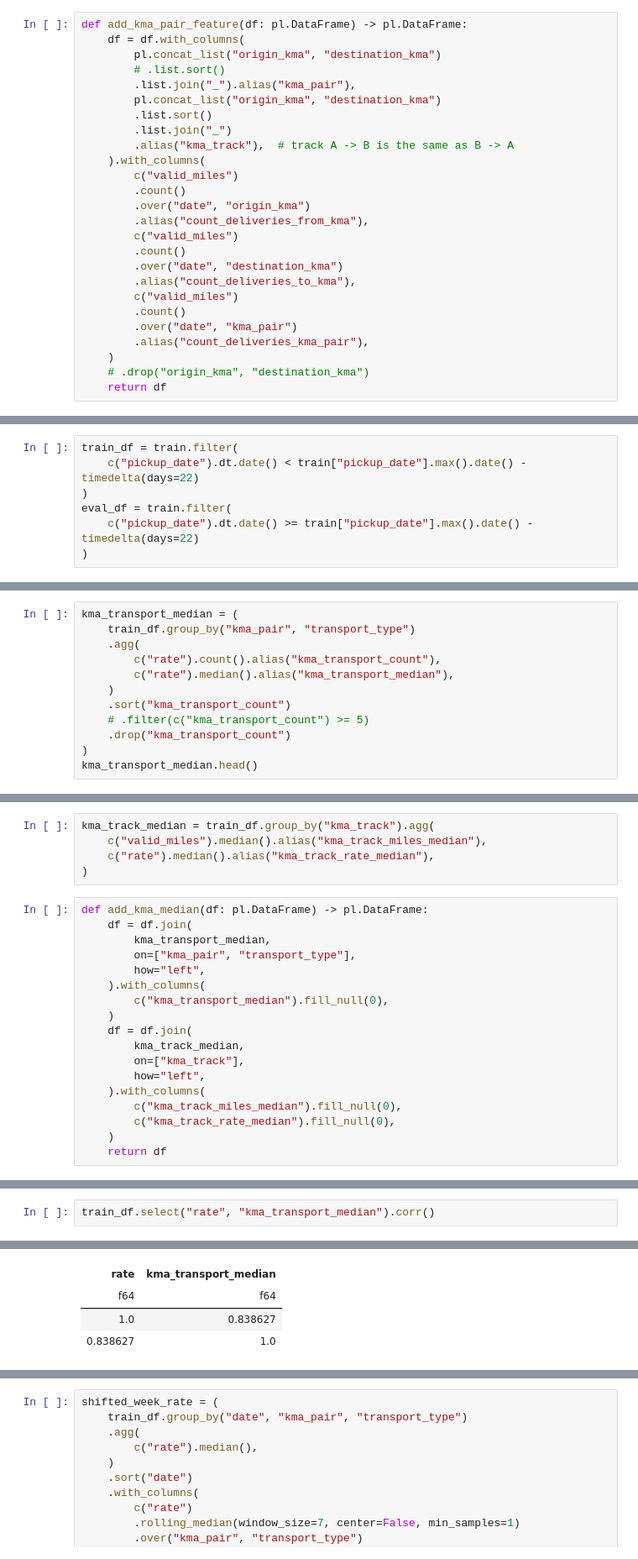
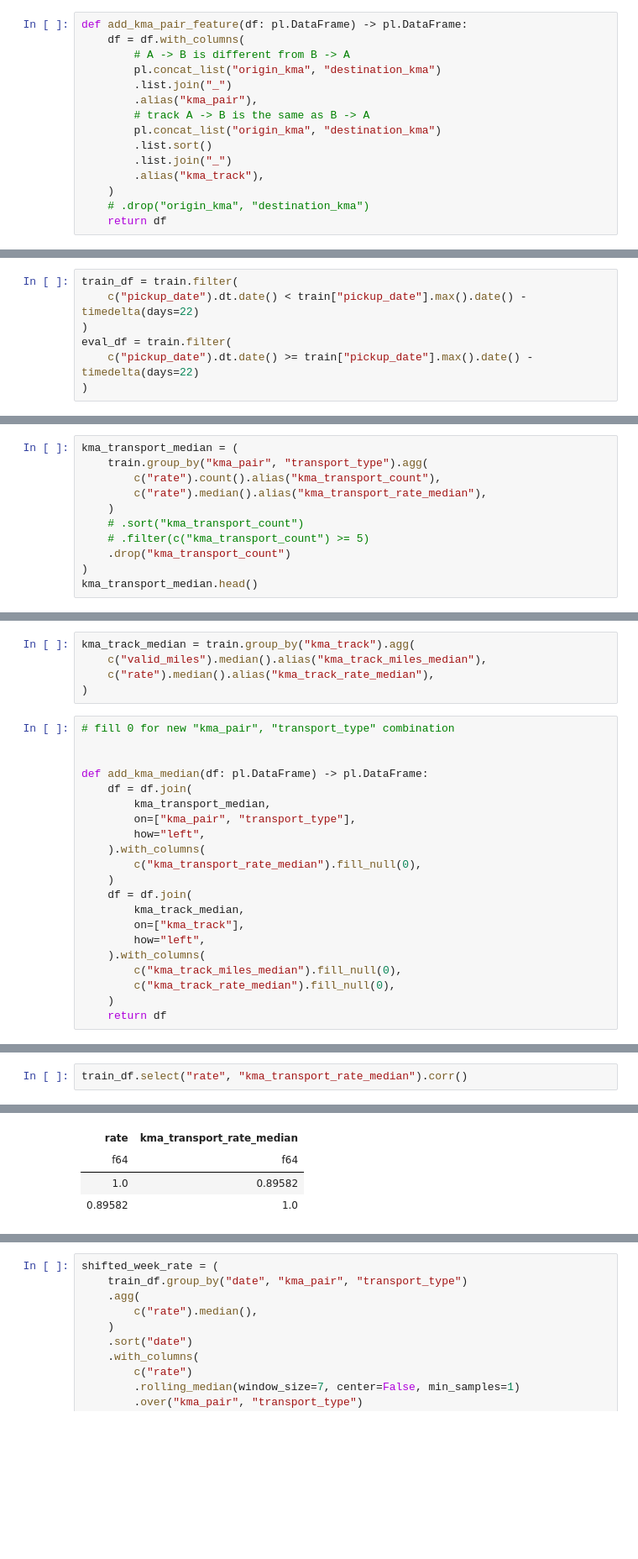
Before and after one commit to KonstantinBurkin/ml-engineer-greenscreens, a Jupyter notebook: notebooks/1_data_processing.ipynb, the cells around one changed output, grey strips where cells are left out. Shown at 84% size. Drawn from its saved outputs; the diff is of its cells as text; blank space fills up the shorter version.

```diff
--- a/notebooks/1_data_processing.ipynb
+++ b/notebooks/1_data_processing.ipynb
@@ -161,26 +180,15 @@ shape: (5, 16)
 # %%
 def add_kma_pair_feature(df: pl.DataFrame) -> pl.DataFrame:
     df = df.with_columns(
+        # A -> B is different from B -> A
         pl.concat_list("origin_kma", "destination_kma")
-        # .list.sort()
-        .list.join("_").alias("kma_pair"),
+        .list.join("_")
+        .alias("kma_pair"),
+        # track A -> B is the same as B -> A
         pl.concat_list("origin_kma", "destination_kma")
         .list.sort()
         .list.join("_")
-        .alias("kma_track"),  # track A -> B is the same as B -> A
-    ).with_columns(
-        c("valid_miles")
-        .count()
-        .over("date", "origin_kma")
-        .alias("count_deliveries_from_kma"),
-        c("valid_miles")
-        .count()
-        .over("date", "destination_kma")
-        .alias("count_deliveries_to_kma"),
-        c("valid_miles")
-        .count()
-        .over("date", "kma_pair")
-        .alias("count_deliveries_kma_pair"),
+        .alias("kma_track"),
     )
     # .drop("origin_kma", "destination_kma")
     return df
@@ -212,11 +311,10 @@ eval_df = train.filter(
 # %%
 kma_transport_median = (
-    train_df.group_by("kma_pair", "transport_type")
-    .agg(
+    train.group_by("kma_pair", "transport_type").agg(
         c("rate").count().alias("kma_transport_count"),
-        c("rate").median().alias("kma_transport_median"),
+        c("rate").median().alias("kma_transport_rate_median"),
     )
-    .sort("kma_transport_count")
+    # .sort("kma_transport_count")
     # .filter(c("kma_transport_count") >= 5)
     .drop("kma_transport_count")
 )
@@ -233,16 +331,19 @@ shape: (5, 3)
 # %%
-kma_track_median = train_df.group_by("kma_track").agg(
+kma_track_median = train.group_by("kma_track").agg(
     c("valid_miles").median().alias("kma_track_miles_median"),
     c("rate").median().alias("kma_track_rate_median"),
 )
 # %%
+# fill 0 for new "kma_pair", "transport_type" combination
+
+
 def add_kma_median(df: pl.DataFrame) -> pl.DataFrame:
     df = df.join(
         kma_transport_median,
         on=["kma_pair", "transport_type"],
         how="left",
     ).with_columns(
-        c("kma_transport_median").fill_null(0),
+        c("kma_transport_rate_median").fill_null(0),
     )
     df = df.join(
         kma_track_median,
@@ -272,9 +375,9 @@ shape: (5, 24)
 # %%
-train_df.select("rate", "kma_transport_median").corr()
+train_df.select("rate", "kma_transport_rate_median").corr()
 # %% [output]
 shape: (2, 2)
-| rate | kma_transport_median |
+| rate | kma_transport_rate_median |
 | f64 | f64 |
-| 1.0 | 0.838627 |
-| 0.838627 | 1.0 |
+| 1.0 | 0.89582 |
+| 0.89582 | 1.0 |
 # %%
```
Also changed, not shown: parts of 83 cells of this notebook.
